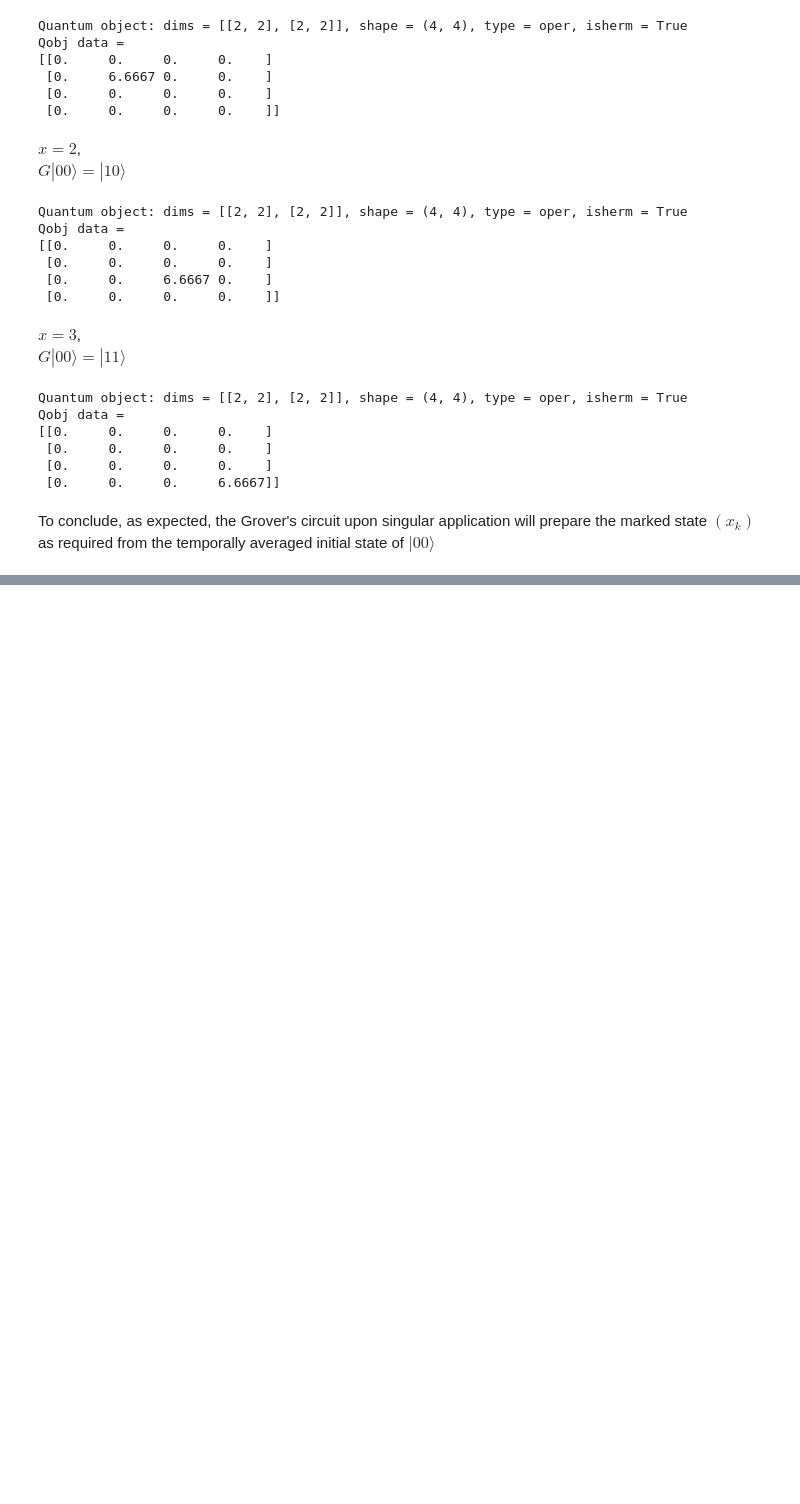
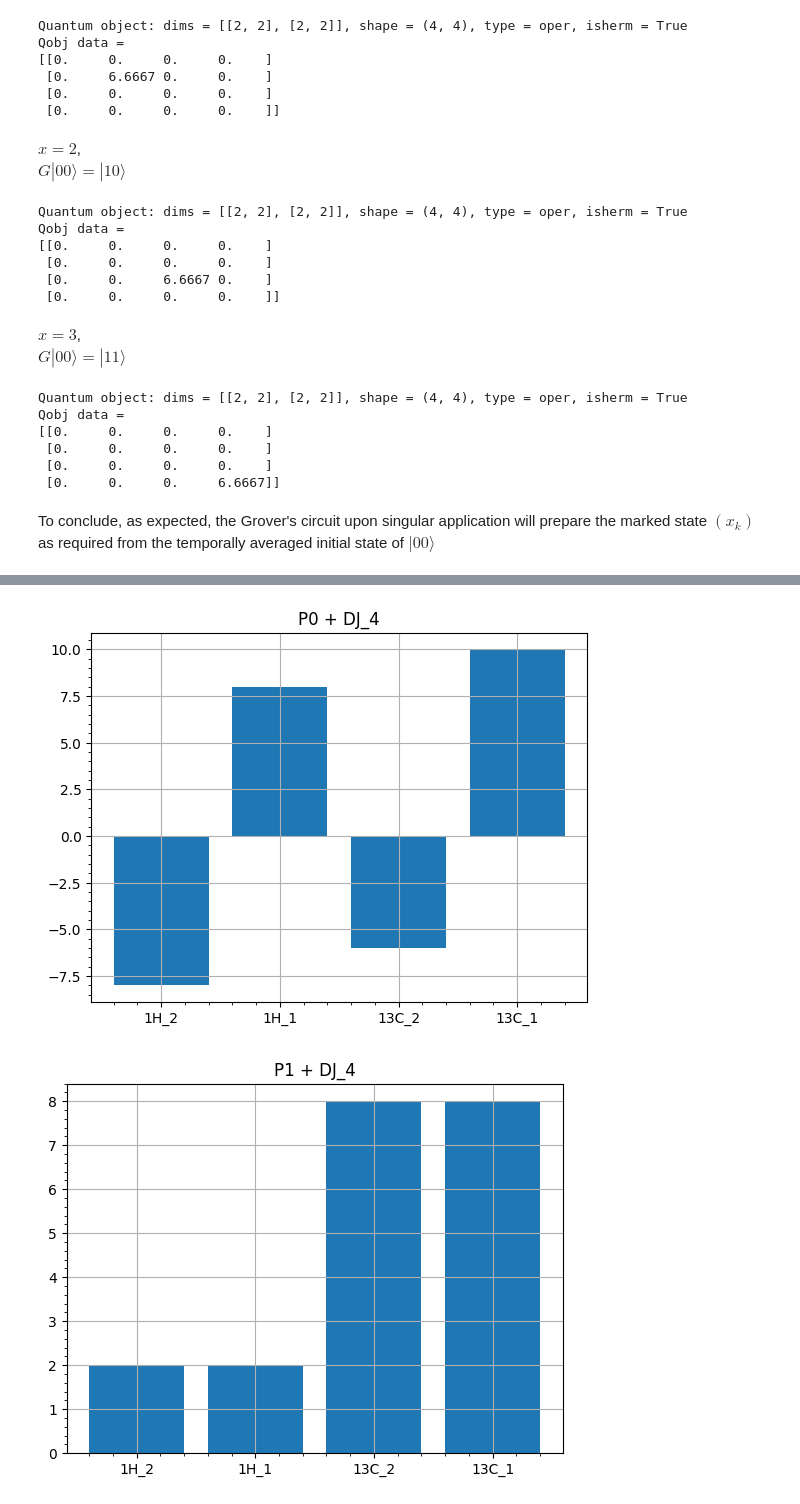
Before and after one commit to shashankd95/ApproximateToffoli, a Jupyter notebook: Prelab4_NMR.ipynb, the cells around one changed output, grey strips where cells are left out. Saved outputs shown, nothing was run; the diff lists cells and outputs as text; code cells hidden in the pictures; blank space fills up the shorter version.

```diff
--- a/Prelab4_NMR.ipynb
+++ b/Prelab4_NMR.ipynb
@@ -860,0 +1034,19 @@ To conclude, as expected, the Grover's circuit upon singular application will pr
+# %%
+MultPlot(rho, [DJ('4'), BitFlip('C'), P0], True)
+plt.grid(True)
+plt.title('P0 + DJ_4')
+plt.minorticks_on()
+plt.show()
+MultPlot(rho, [DJ('4'), BitFlip('C'), P1], True)
+plt.grid(True)
+plt.title('P1 + DJ_4')
+plt.minorticks_on()
+plt.show()
+MultPlot(rho, [DJ('4'), BitFlip('C'), P2], True)
+plt.grid(True)
+plt.title('P2 + DJ_4')
+plt.minorticks_on()
+plt.show()
+# %% [output]
+[figure, added]
+[figure, added]
```
Also changed, not shown: parts of 38 cells of this notebook.
